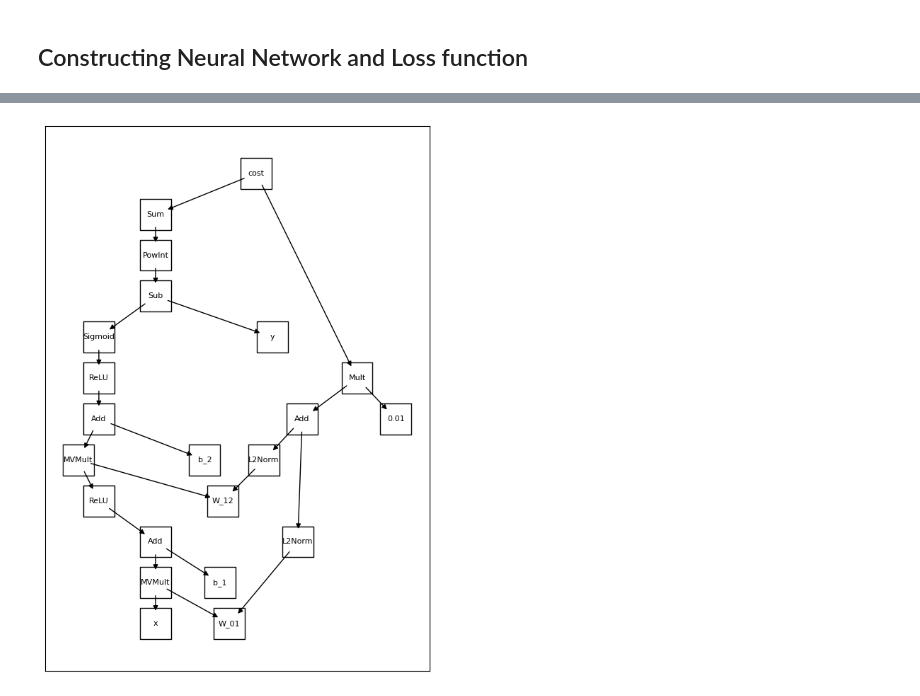
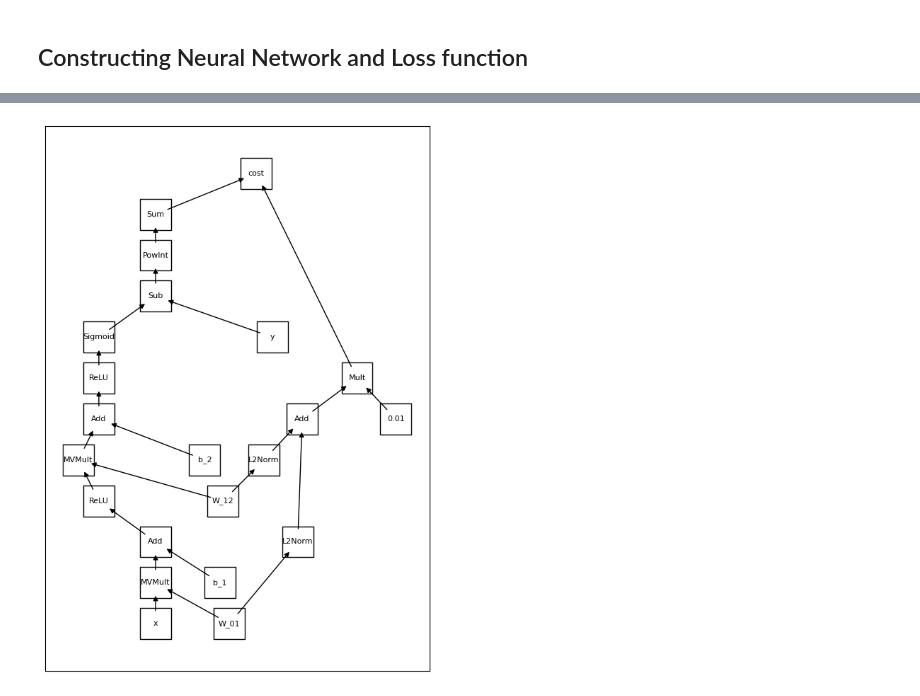
Before and after one commit to sepee/Automatic-Differentiation-Y4Project, a Jupyter notebook: Otis/mnist_example.ipynb, the cells around one changed output, grey strips where cells are left out. Saved outputs shown, nothing was run; the diff lists cells and outputs as text; code cells hidden in the pictures.

```diff
--- a/Otis/mnist_example.ipynb
+++ b/Otis/mnist_example.ipynb
@@ -376,35 +376,35 @@ G = nx.DiGraph()
 labels = {}
 
 def AddNodeToGraph(graph, node):
     graph.add_node(str(node))
     if node.name == None:
         labels[str(node)] = type(node).__name__
     else:
         labels[str(node)] = node.name
 
     if len(node.children) > 0:
       for child in node.children:
         graph.add_edge(str(node), str(child))
         AddNodeToGraph(graph, child)
     return
 
 AddNodeToGraph(G, cost)
 
 pos = graphviz_layout(G, prog="dot")
 for k,v in pos.items():
     pos[k]=(v[0],v[1])
 
 plt.figure(figsize=(7,10))
 
 nx.draw_networkx_nodes(G,pos = pos, node_shape = 's', node_size = 1000,
                        node_color = 'none', edgecolors='k')
 nx.draw_networkx_edges(G,pos = pos,
-                       node_shape = 's', width = 1,  node_size = 350)
+                       node_shape = 's', width = 1,  node_size = 350, arrowstyle="<|-")
 nx.draw_networkx_labels(G, pos = pos, labels = labels, font_size = 8)
 
 plt.show()
 # %% [output]
-[figure, old version]
+[figure, new version]
 # %%
 
 
```
Also changed, not shown: parts of 1 cell of this notebook, 2 other files.
